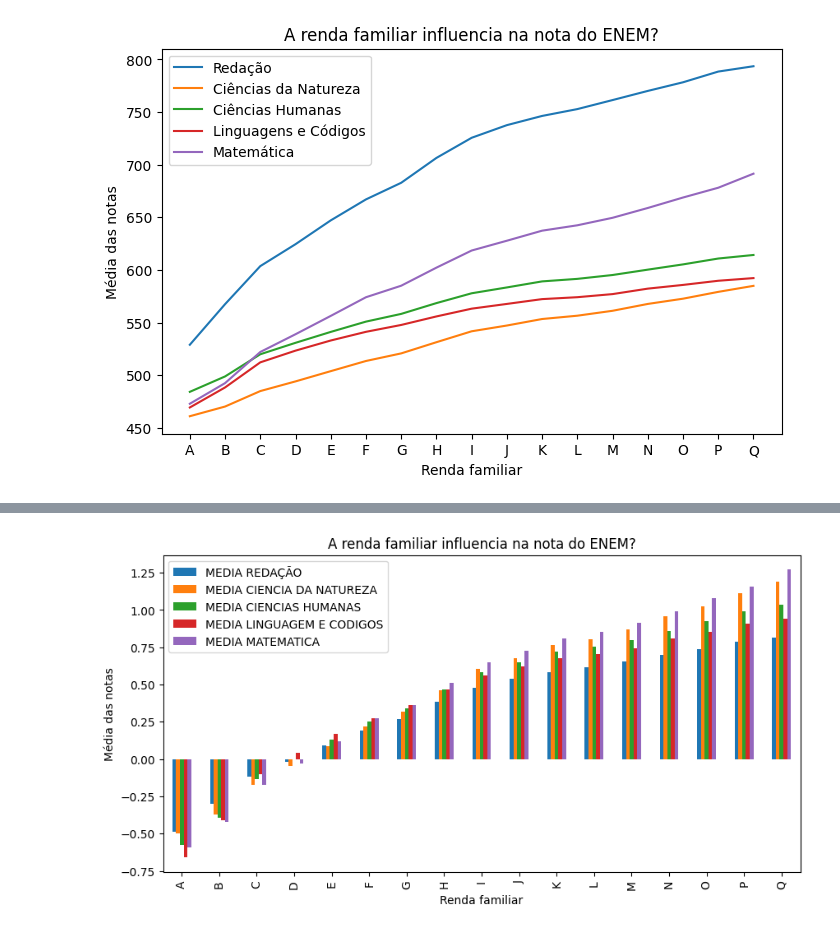
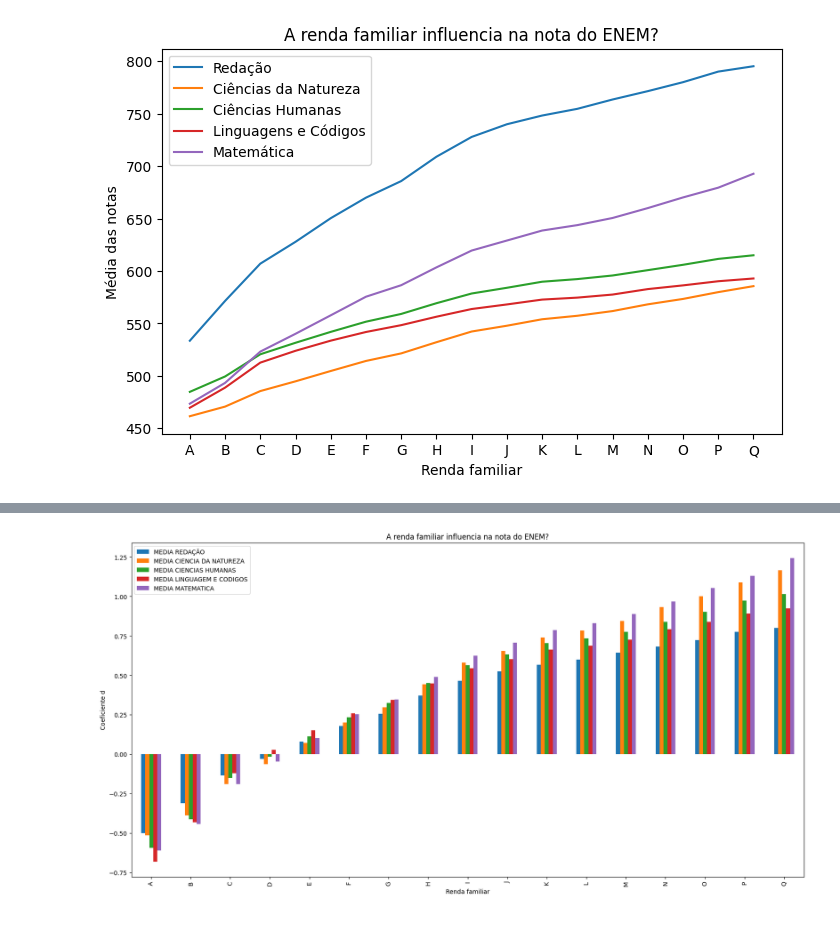
Before and after one commit to giuvallente/APS1-CDADOS, a Jupyter notebook: main.ipynb, the cells around one changed output, grey strips where cells are left out. Cells and saved outputs as stored; diff of their text form; code cells hidden in the pictures.

```diff
--- a/main.ipynb
+++ b/main.ipynb
@@ -25,11 +31,12 @@ filtra_CH = df["TP_PRESENCA_CH"] == 1
 filtra_ling = df["TP_PRESENCA_LC"] == 1
 # MATEMÁTICA
 filtra_mat = df["TP_PRESENCA_MT"] == 1
-
 # REDAÇÕES NÃO CORRIGIDAS (MELHOR TIRAR O STATUS IGUAL A 2 - ANULADA)
 filtra_red = df["TP_STATUS_REDACAO"] != 2
+# ESCOLARIDADE NÃO DEFINIDA
+filtra_escolaridade_pai = df['Q001'] != 'H'
 
-df = df[filtra_treineiros & filtra_CN & filtra_CH & filtra_ling & filtra_mat & filtra_red]
+df = df[filtra_treineiros & filtra_CN & filtra_CH & filtra_ling & filtra_mat & filtra_red & filtra_escolaridade_pai]
 # %% [markdown]
 *PEGA AS NOTAS POR MATÉRIA E GRUPO DE RENDA*
 # %%
@@ -38,6 +45,7 @@ df_focado = pd.DataFrame()
 
 # PEGA RENDA FAMILIAR
 df_focado["RENDA"] = df["Q006"]
+df_focado['ESCOLARIDADE'] = df['Q001']
 
 # PEGAR NOTAS
 
@@ -63,3 +71,5 @@ std_total_cn = df_focado["NOTA CIENCIA DA NATUREZA"].std()
 std_total_ch = df_focado["NOTA CIENCIAS HUMANAS"].std()
 std_total_lc = df_focado["NOTA LINGUAGEM E CODIGOS"].std()
 std_total_m = df_focado["NOTA MATEMATICA"].std()
+
+df_focado.head()
@@ -189,24 +206,12 @@ df_rendas_notas
 # %%
 # Gerar grafico df_rendas_notas
 import matplotlib.pyplot as plt
 
-# plt.figure(figsize=(8,5))
-# plt.title("A renda familiar influencia na nota do ENEM?")
-# plt.xlabel("Renda familiar")
-# plt.ylabel("Média das notas")
-# plt.plot(df_rendas_notas["RENDA"], df_rendas_notas["MEDIA REDAÇÃO"], label="Redação")
-# plt.plot(df_rendas_notas["RENDA"], df_rendas_notas["MEDIA CIENCIA DA NATUREZA"], label="Ciências da Natureza")
-# plt.plot(df_rendas_notas["RENDA"], df_rendas_notas["MEDIA CIENCIAS HUMANAS"], label="Ciências Humanas")
-# plt.plot(df_rendas_notas["RENDA"], df_rendas_notas["MEDIA LINGUAGEM E CODIGOS"], label="Linguagens e Códigos")
-# plt.plot(df_rendas_notas["RENDA"], df_rendas_notas["MEDIA MATEMATICA"], label="Matemática")
-# plt.legend()
-# plt.show()
-
 plt.style.use('default')
-df_rendas_notas.plot.bar(x="RENDA", y=["MEDIA REDAÇÃO", "MEDIA CIENCIA DA NATUREZA", "MEDIA CIENCIAS HUMANAS", "MEDIA LINGUAGEM E CODIGOS", "MEDIA MATEMATICA"], figsize=(10,5))
+df_rendas_notas.plot.bar(x="RENDA", y=["MEDIA REDAÇÃO", "MEDIA CIENCIA DA NATUREZA", "MEDIA CIENCIAS HUMANAS", "MEDIA LINGUAGEM E CODIGOS", "MEDIA MATEMATICA"], figsize=(20,10))
 plt.title("A renda familiar influencia na nota do ENEM?")
 plt.xlabel("Renda familiar")
-plt.ylabel("Média das notas")
+plt.ylabel("Coeficiente d")
 plt.show()
 # %% [output]
-[figure, old version]
+[figure, new version]
```
Also changed, not shown: parts of 6 cells of this notebook.
